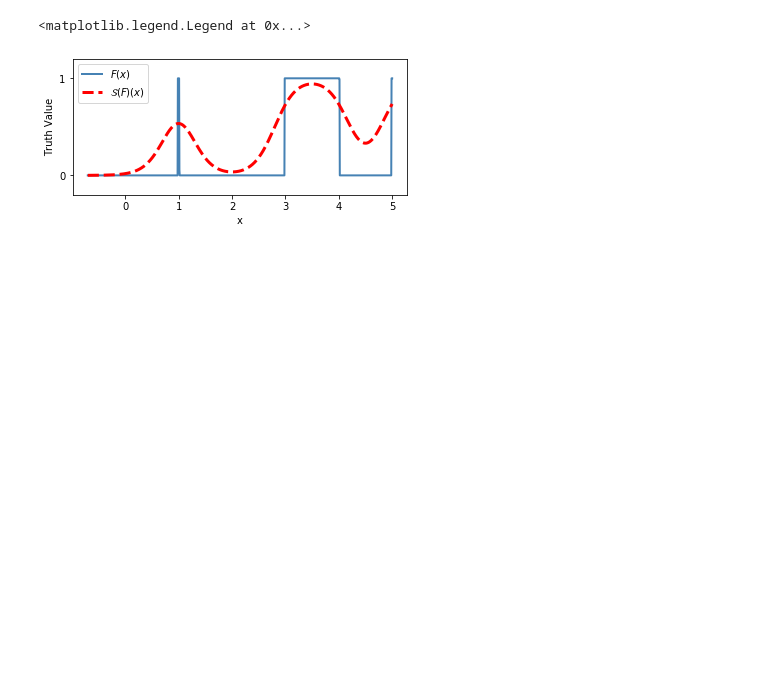
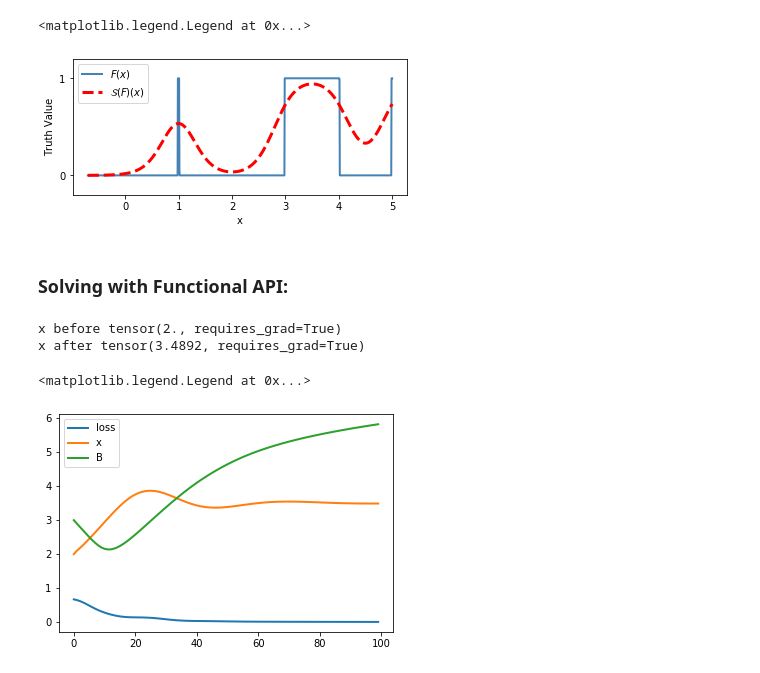
Before and after one commit to gryan11/cln_tutorial, a Jupyter notebook: tutorials/basic_construction_and_training.ipynb, the cells around one changed output. Saved outputs shown, nothing was run; the diff lists cells and outputs as text; code cells hidden in the pictures; blank space fills up the shorter version.

Commit message:
training example

```diff
--- a/tutorials/basic_construction_and_training.ipynb
+++ b/tutorials/basic_construction_and_training.ipynb
@@ -68,3 +69,69 @@ plt.legend(['$F(x)$', '$\mathcal{S}(F)(x)$'])
 No handles with labels found to put in legend.
 <matplotlib.legend.Legend at 0x...>
 [figure]
+# %% [markdown]
+### Solving with Functional API:
+# %%
+class CLNModel(torch.nn.Module):
+    def __init__(self, B):
+        super(CLNModel, self).__init__()
+        self.B = torch.nn.Parameter(torch.tensor(B, requires_grad=True), requires_grad=True)
+        self.eps = 0.5
+
+    def forward(self, x):
+        B = self.B
+        eps = self.eps
+
+        ycln = prod_tconorm([eq(x - 1, B, eps),
+                     prod_tnorm([ge(x - 3, B, eps),
+                                 le(x - 4, B, eps)]),
+                    ge(x - 5, B, eps)])
+        return ycln
+
+
+def train(x, model):
+    opt = torch.optim.Adam(params=[x] + list(model.parameters()), lr=0.1)
+
+    x_trace = []
+    loss_trace = []
+    B_trace = []
+    for i in trange(100):
+        opt.zero_grad()
+
+        cln_out = model(x)
+        loss = 1 - cln_out
+
+        loss_trace.append(loss.item())
+        x_trace.append(x.item())
+        B_trace.append(model.B.item())
+
+        loss.backward()
+        opt.step()
+
+        model.B.data.clamp_(min=0.5)
+
+    return loss_trace, x_trace, B_trace
+
+
+x = torch.tensor(2.0, requires_grad=True)
+
+model = CLNModel(B=3.0)
+
+print('x before', x)
+lt, xt, bt = train(x, model)
+print('x after', x)
+
+def scale(arr, max=1.0):
+    arr = np.array(arr)
+    return arr * max/arr.max()
+
+
+plt.plot(lt, linewidth=2)
+plt.plot(xt, linewidth=2)
+plt.plot(bt, linewidth=2)
+plt.legend(['loss', 'x', 'B'])
+# %% [output]
+x before tensor(2., requires_grad=True)
+x after tensor(3.4892, requires_grad=True)
+<matplotlib.legend.Legend at 0x...>
+[figure, added]
```
Also changed, not shown: parts of 1 cell of this notebook.
